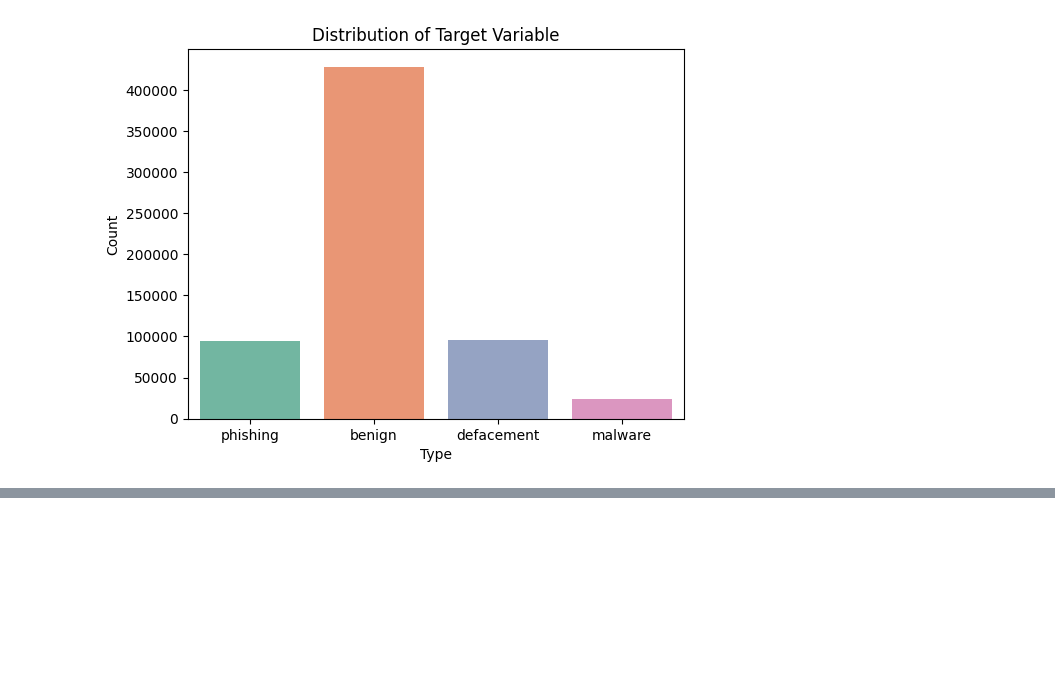
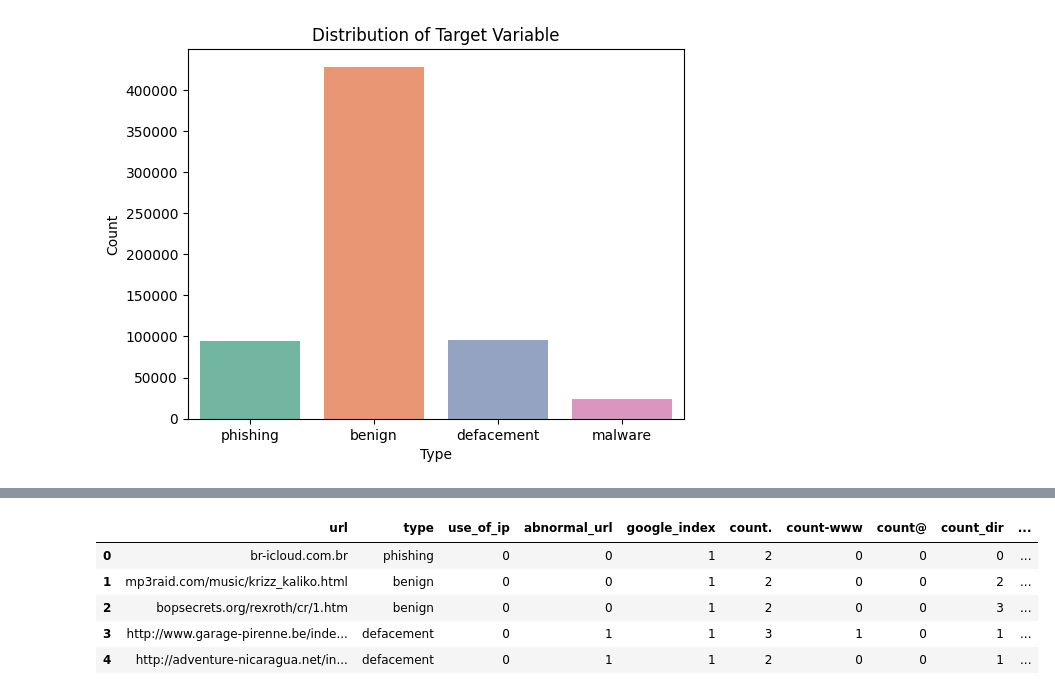
Before and after one commit to neevaiti/SafeURL-model, a Jupyter notebook: notebook/02_visualization.ipynb, the cells around one changed output, grey strips where cells are left out. Cells and saved outputs as stored; diff of their text form; code cells hidden in the pictures; blank space fills up the shorter version.

```diff
--- a/notebook/02_visualization.ipynb
+++ b/notebook/02_visualization.ipynb
@@ -105,6 +41,0 @@ df.head()
-# %%
-def extract_tld(url):
-    extracted = tldextract.extract(url)
-    return extracted.suffix
-
-df['tld'] = df['url'].apply(extract_tld)
@@ -152,3 +41,0 @@ def avg_param_length(url):
-# %%
-df['param_count'] = df['url'].apply(count_query_params)
-df['avg_param_length'] = df['url'].apply(avg_param_length).astype(int)  # Convertir en entier
@@ -171,0 +140,86 @@ df.to_csv('../dataset/model_malicious_phish.csv')
+# %%
+def count_https(url):
+    return url.count('https')
+
+df['count-https'] = df['url'].apply(lambda i : count_https(i))
+
+def count_http(url):
+    return url.count('http')
+
+df['count-http'] = df['url'].apply(lambda i : count_http(i))
+# %%
+def count_per(url):
+    return url.count('%')
+
+df['count%'] = df['url'].apply(lambda i : count_per(i))
+
+def count_ques(url):
+    return url.count('?')
+
+df['count?'] = df['url'].apply(lambda i: count_ques(i))
+
+def count_hyphen(url):
+    return url.count('-')
+
+df['count-'] = df['url'].apply(lambda i: count_hyphen(i))
+
+def count_equal(url):
+    return url.count('=')
+
+df['count='] = df['url'].apply(lambda i: count_equal(i))
+
+def url_length(url):
+    return len(str(url))
+
+
+#Length of URL
+
+df['url_length'] = df['url'].apply(lambda i: url_length(i))
+
+#Hostname Length
+def hostname_length(url):
+    return len(urlparse(url).netloc)
+
+df['hostname_length'] = df['url'].apply(lambda i: hostname_length(i))
+
+df.head()
+
+def suspicious_words(url):
+    match = re.search('PayPal|login|signin|bank|account|update|free|lucky|service|bonus|ebayisapi|webscr',
+                      url)
+    if match:
+        return 1
+    else:
+        return 0
+df['sus_url'] = df['url'].apply(lambda i: suspicious_words(i))
+
+
+def digit_count(url):
+    digits = 0
+    for i in url:
+        if i.isnumeric():
+            digits = digits + 1
+    return digits
+
+
+df['count-digits']= df['url'].apply(lambda i: digit_count(i))
+
+
+def letter_count(url):
+    letters = 0
+    for i in url:
+        if i.isalpha():
+            letters = letters + 1
+    return letters
+
+
+df['count-letters']= df['url'].apply(lambda i: letter_count(i))
+
+df.head()
+# %% [output]
+|  | url | type | use_of_ip | abnormal_url | google_index | count. | count-www | count@ | count_dir | ... |
+| 0 | br-icloud.com.br | phishing | 0 | 0 | 1 | 2 | 0 | 0 | 0 | ... |
+| 1 | mp3raid.com/music/krizz_kaliko.html | benign | 0 | 0 | 1 | 2 | 0 | 0 | 2 | ... |
+| 2 | bopsecrets.org/rexroth/cr/1.htm | benign | 0 | 0 | 1 | 2 | 0 | 0 | 3 | ... |
+| 3 | http://www.garage-pirenne.be/inde... | defacement | 0 | 1 | 1 | 3 | 1 | 0 | 1 | ... |
+| 4 | http://adventure-nicaragua.net/in... | defacement | 0 | 1 | 1 | 2 | 0 | 0 | 1 | ... |
```
Also changed, not shown: parts of 43 cells of this notebook, 1 other file.
